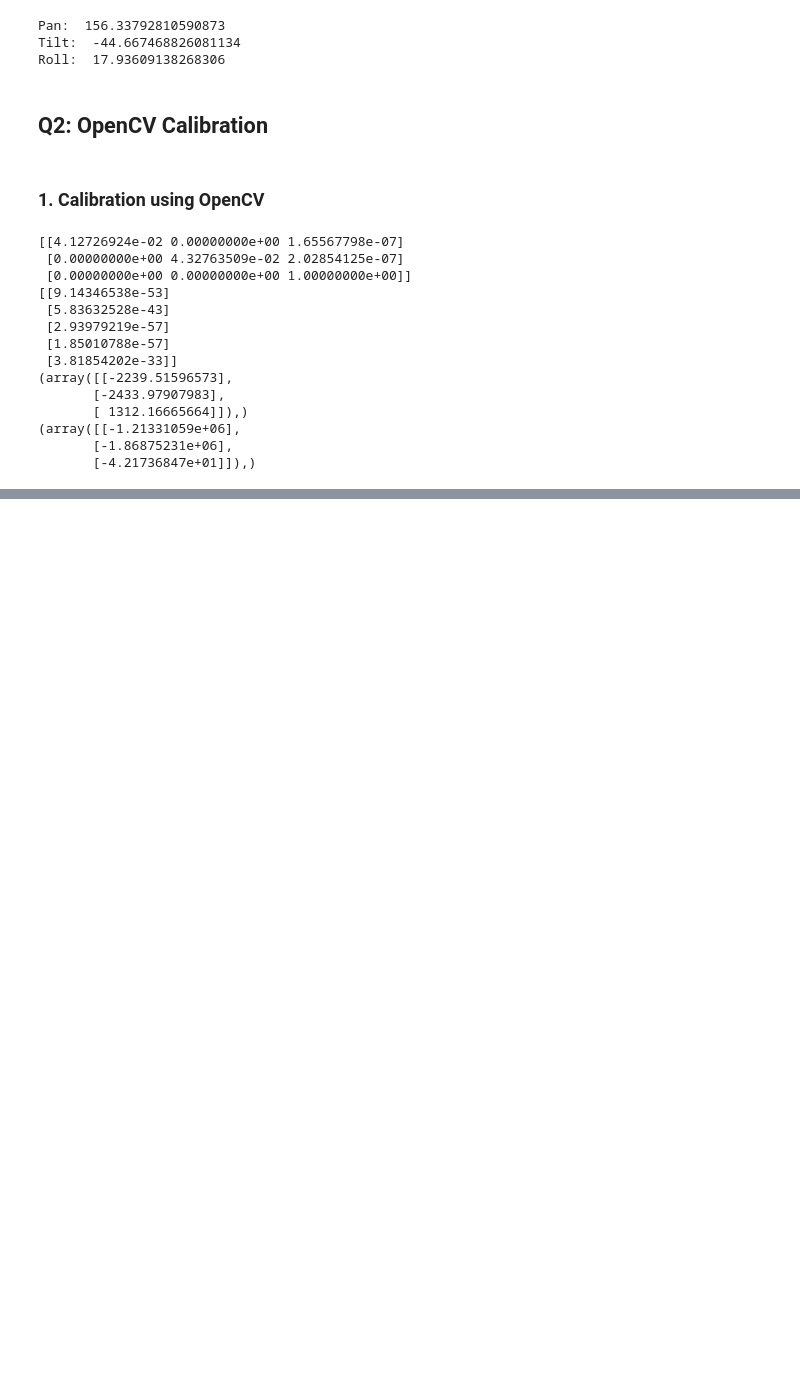
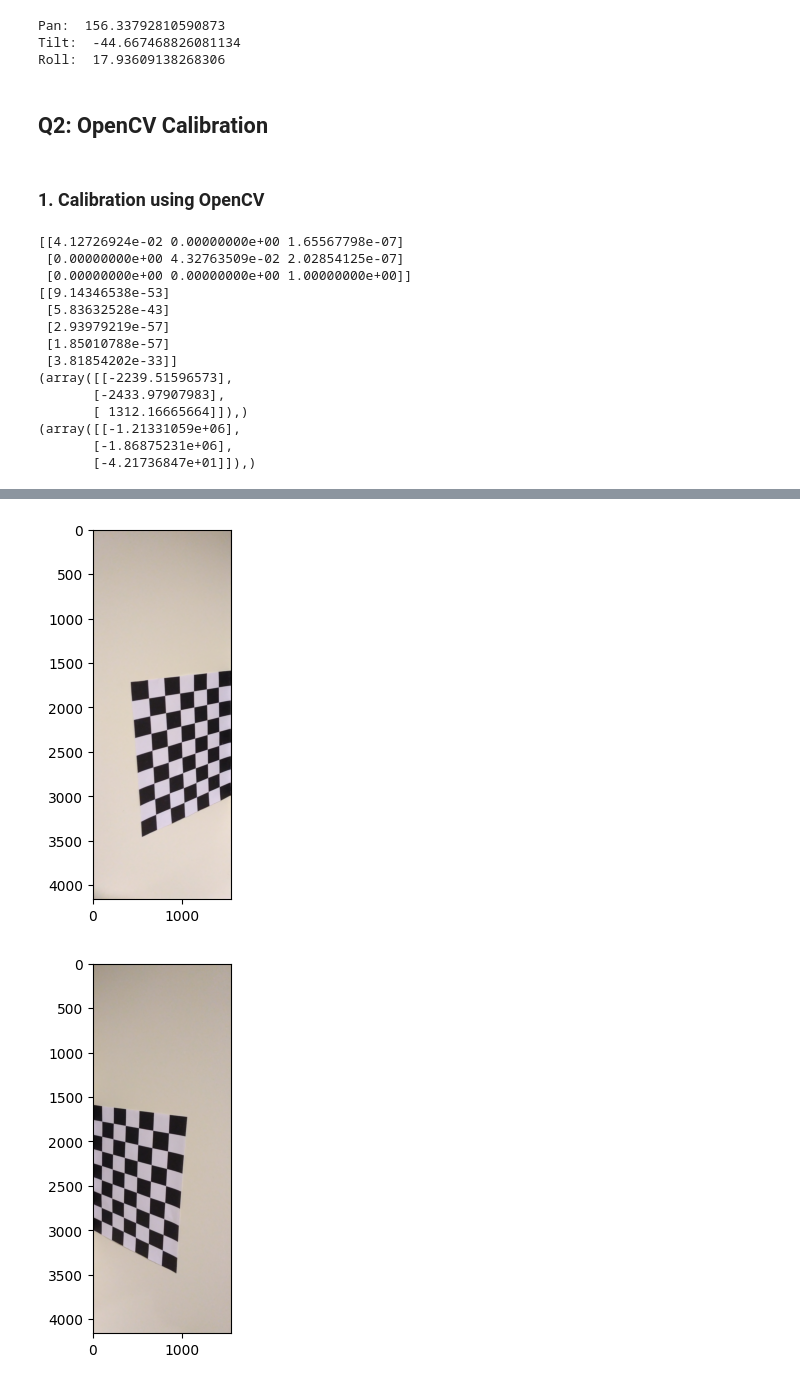
Before and after one commit to Harshavardhan-Pandurangan/CV-Assignment1, a Jupyter notebook: 2021111003.ipynb, the cells around one changed output, grey strips where cells are left out. Cells and saved outputs as stored; diff of their text form; code cells hidden in the pictures; blank space fills up the shorter version.

```diff
--- a/2021111003.ipynb
+++ b/2021111003.ipynb
@@ -453,0 +529,12 @@ plt.show()
+# %%
+# splitting the image to 2 halves
+left = image[:, :image.shape[1]//2]
+right = image[:, image.shape[1]//2:]
+
+plt.imshow(left)
+plt.show()
+plt.imshow(right)
+plt.show()
+# %% [output]
+[figure, added]
+[figure, added]
```
Also changed, not shown: parts of 36 cells of this notebook.
